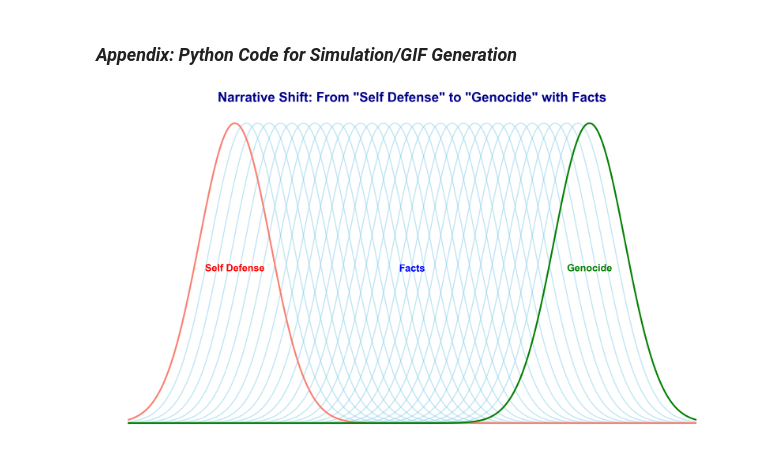
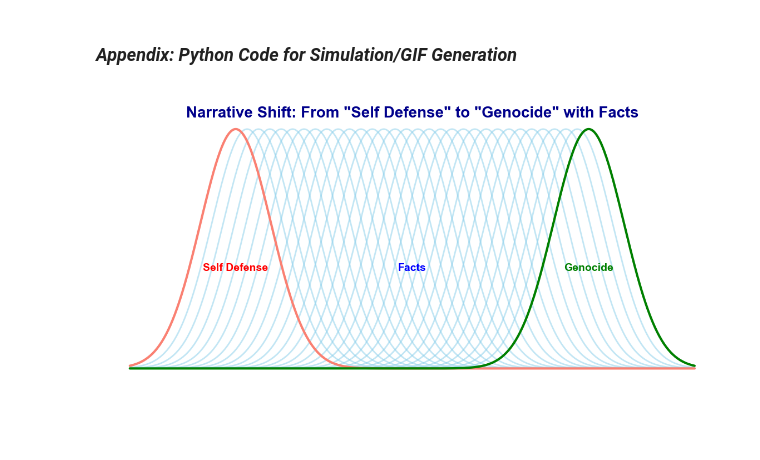
Before and after one commit to amanabdullayev/amanabdullayev.github.io, a Jupyter notebook: blog-posts/pythons for blogs/08_change_of_believe_with_data.ipynb, the cells around one changed output. Saved outputs shown, nothing was run; the diff lists cells and outputs as text; code cells hidden in the pictures; blank space fills up the shorter version.

Commit message:
fix cover image

```diff
--- a/blog-posts/pythons for blogs/08_change_of_believe_with_data.ipynb
+++ b/blog-posts/pythons for blogs/08_change_of_believe_with_data.ipynb
@@ -216,9 +216,13 @@ plt.close()  # Close the static figure
 # %%
 import numpy as np
 from scipy.stats import norm
+import seaborn as sns
 
 import matplotlib.pyplot as plt
-
+# Set up plot styling
+sns.set_style("whitegrid")
+plt.rcParams["figure.dpi"] = 100
+high_contrast_colors = ["#003f5c", "#ff6e54", "#955196", "#2db88b"]
 # X-axis range
 x = np.linspace(-8, 8, 500)
 
@@ -232,16 +236,16 @@ mu_genocide = 5
 y_genocide = norm.pdf(x, mu_genocide, sigma)
 
 # Plot setup
-plt.figure(figsize=(16, 9))
+plt.figure(figsize=(12, 6))
 
 # Plot "self defense"
 plt.plot(x, y_self_defense, color="salmon", lw=3, zorder=3)
 plt.text(
     mu_self_defense,
-    y_self_defense.max() * 0.5,
+    y_self_defense.max() * 0.4,
     "Self Defense",
     color="red",
-    fontsize=18,
+    fontsize=14,
     fontdict={"weight": "bold"},
     ha="center",
     va="bottom",
@@ -264,46 +268,47 @@ for i in range(1, n_facts + 1):
 
 plt.text(
     0,
-    y_self_defense.max() * 0.5,
+    y_self_defense.max() * 0.4,
     "Facts",
     color="blue",
-    fontsize=18,
+    fontsize=14,
     ha="center",
     fontdict={"weight": "bold"},
     va="bottom",
     zorder=5,
 )
 
 # Plot "genocide"
 plt.plot(x, y_genocide, color="green", lw=3, zorder=4)
 plt.text(
     mu_genocide,
-    y_self_defense.max() * 0.5,
+    y_self_defense.max() * 0.4,
     "Genocide",
     color="green",
-    fontsize=18,
+    fontsize=14,
     fontdict={"weight": "bold"},
     ha="center",
     va="bottom",
     zorder=5,
 )
 # Labels and legend
 # plt.xlabel("Truth", fontsize=20, fontweight="bold")
 plt.ylabel(None)
 plt.title(
     'Narrative Shift: From "Self Defense" to "Genocide" with Facts',
-    fontsize=24,
+    fontsize=20,
     fontweight="bold",
-    y=1.01,  # Adjust title position
+    y=0.9,  # Adjust title position
     color="darkblue",
     fontname="Arial",
 )
+plt.ylim(-0.02, y_self_defense.max() * 1.15)  # Set y-limits
 # plt.legend(loc="upper right")
 plt.grid(False)
 plt.yticks([])  # Hide y-axis ticks
 plt.xticks([])  # X-axis ticks
 sns.despine(right=True, top=True, left=True, bottom=True)
-plt.tight_layout()
+plt.tight_layout(pad=3.0)  # Increase padding around the plot
 plt.show()
 # %% [output]
-[figure, old version]
+[figure, new version]
```
Also changed, not shown: 1 other file.
